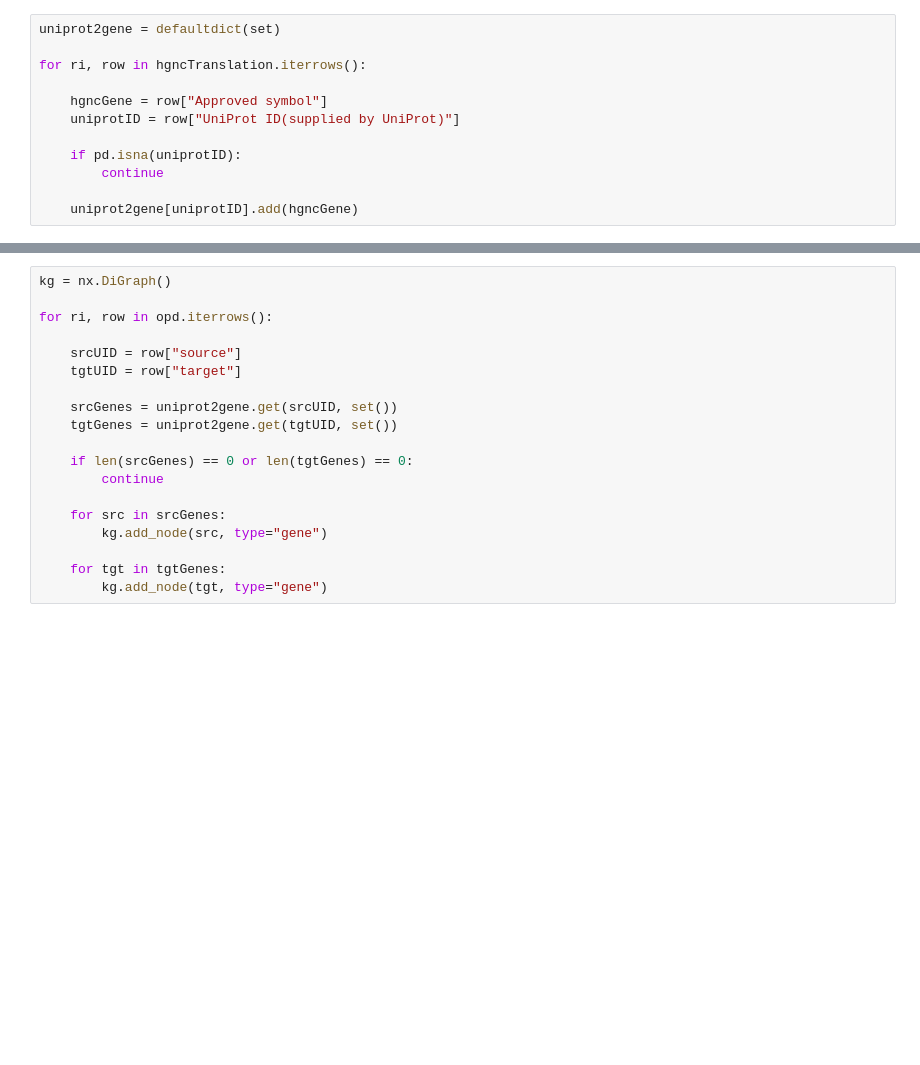
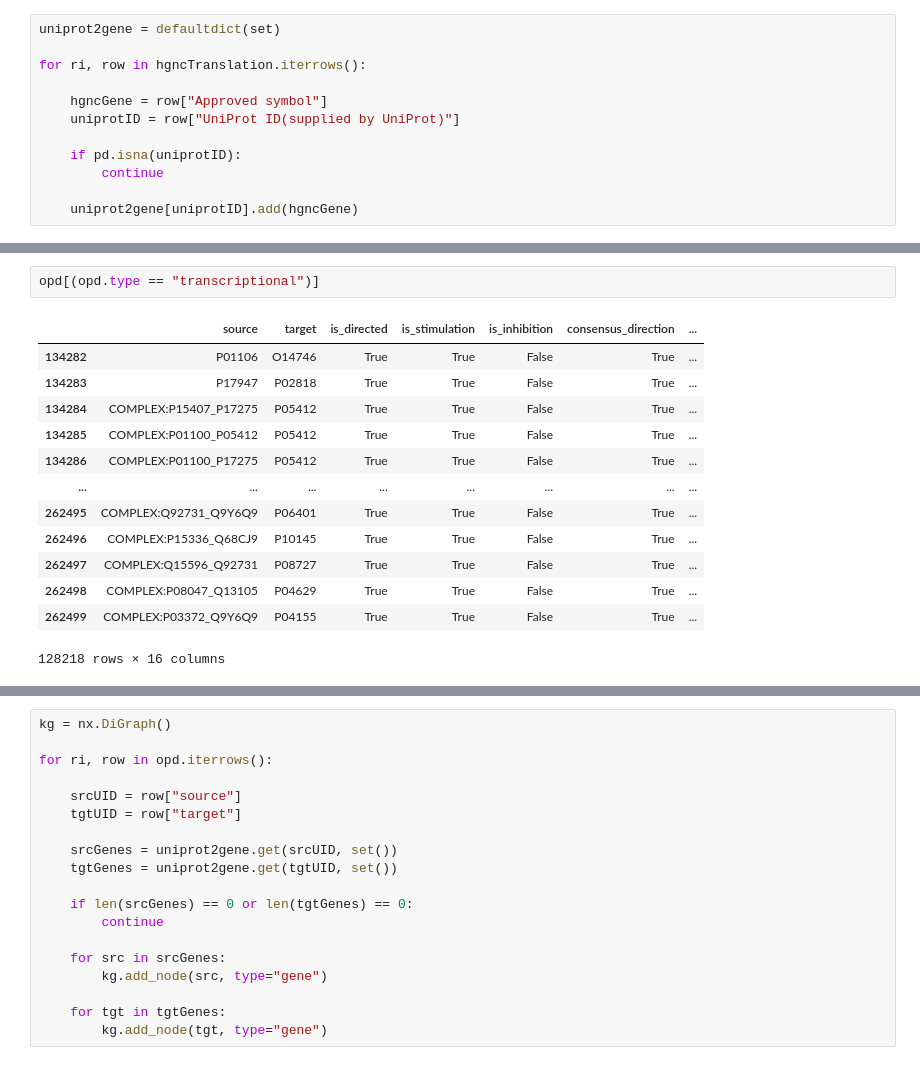
Before and after one commit to mjoppich/PICASO, a Jupyter notebook: scripts/read_omnipath.ipynb, the cells around one changed output, grey strips where cells are left out. Drawn from its saved outputs; the diff is of its cells as text; blank space fills up the shorter version.

```diff
--- a/scripts/read_omnipath.ipynb
+++ b/scripts/read_omnipath.ipynb
@@ -67,2 +93,18 @@ opd
+# %%
+opd[(opd.type == "transcriptional")]
+# %% [output]
+|  | source | target | is_directed | is_stimulation | is_inhibition | consensus_direction | ... |
+| 134282 | P01106 | O14746 | True | True | False | True | ... |
+| 134283 | P17947 | P02818 | True | True | False | True | ... |
+| 134284 | COMPLEX:P15407_P17275 | P05412 | True | True | False | True | ... |
+| 134285 | COMPLEX:P01100_P05412 | P05412 | True | True | False | True | ... |
+| 134286 | COMPLEX:P01100_P17275 | P05412 | True | True | False | True | ... |
+| ... | ... | ... | ... | ... | ... | ... | ... |
+| 262495 | COMPLEX:Q92731_Q9Y6Q9 | P06401 | True | True | False | True | ... |
+| 262496 | COMPLEX:P15336_Q68CJ9 | P10145 | True | True | False | True | ... |
+| 262497 | COMPLEX:Q15596_Q92731 | P08727 | True | True | False | True | ... |
+| 262498 | COMPLEX:P08047_Q13105 | P04629 | True | True | False | True | ... |
+| 262499 | COMPLEX:P03372_Q9Y6Q9 | P04155 | True | True | False | True | ... |
+128218 rows × 16 columns
 # %%
 opd[(opd.is_directed != True)]
```
Also changed, not shown: parts of 9 cells of this notebook, 4 other files.
